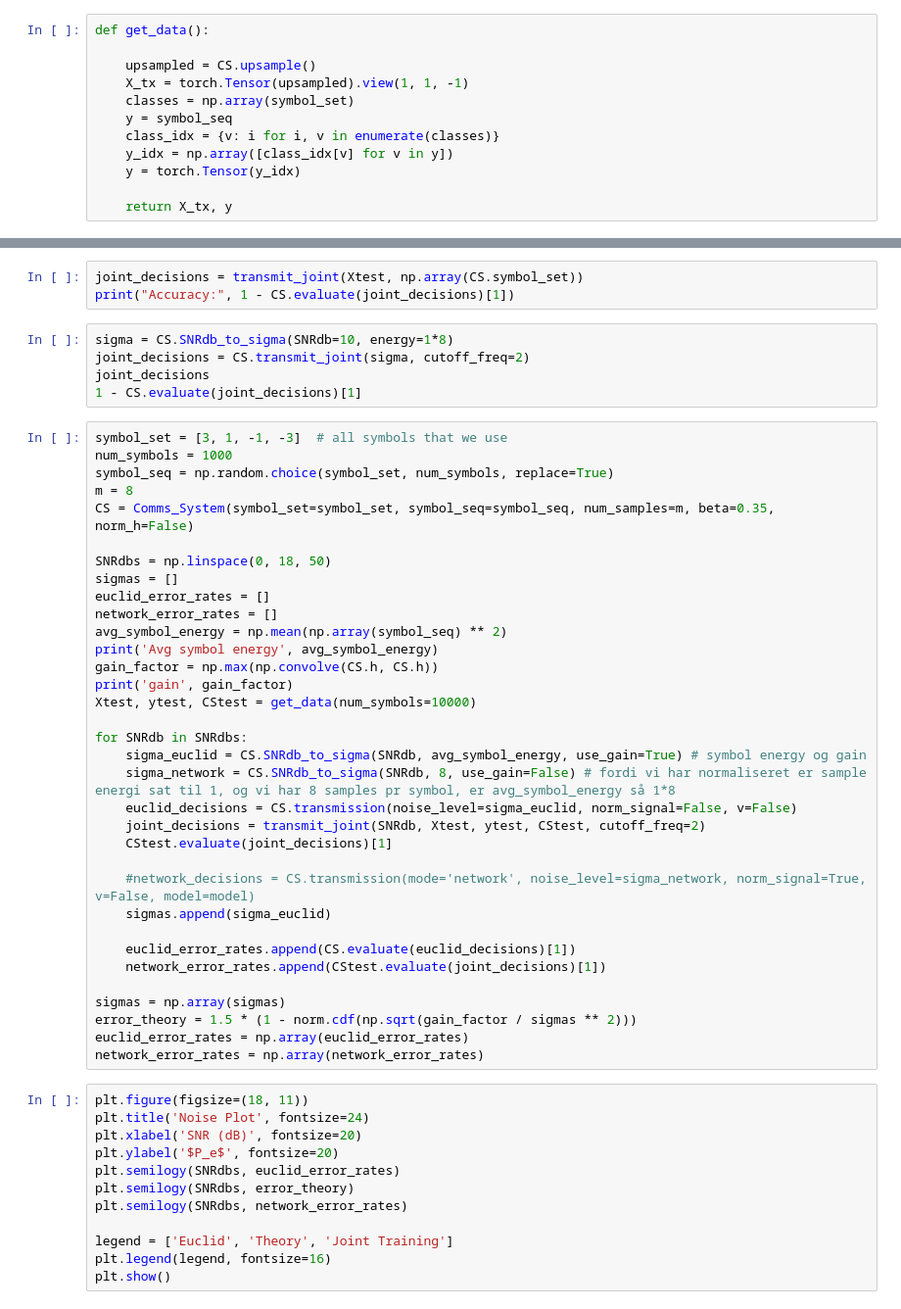
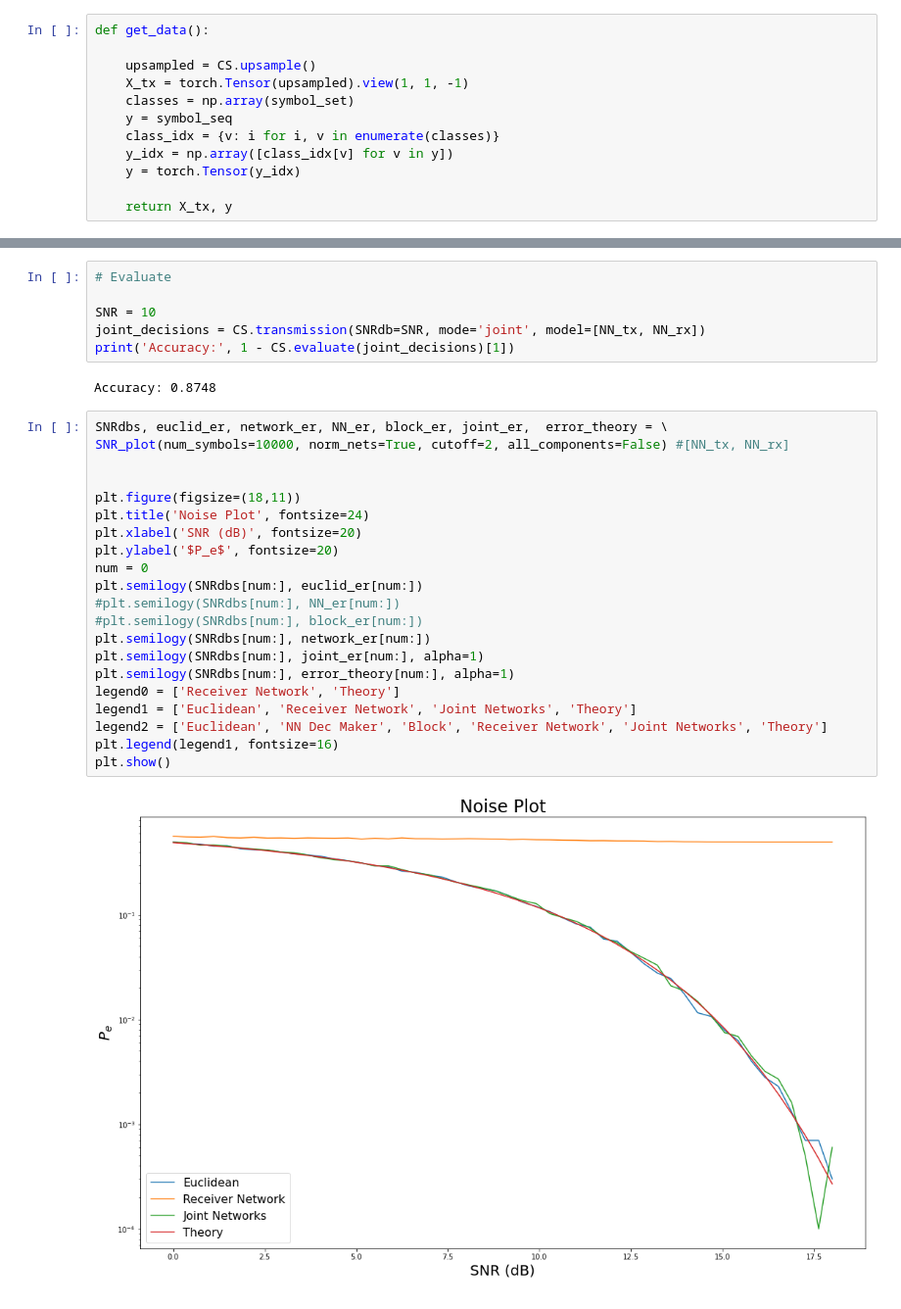
Before and after one commit to FaxMan1/Master-Thesis, a Jupyter notebook: Jupyter/JointTraining.ipynb, the cells around one changed output, grey strips where cells are left out. Shown at 98% size. Saved outputs shown, nothing was run; the diff lists cells and outputs as text.

```diff
--- a/Jupyter/JointTraining.ipynb
+++ b/Jupyter/JointTraining.ipynb
@@ -80,54 +73,31 @@ def transmit_joint(upsampled, classes, SNRdb=10, cutoff_freq=2, v=False):
 # %%
-joint_decisions = transmit_joint(Xtest, np.array(CS.symbol_set))
-print("Accuracy:", 1 - CS.evaluate(joint_decisions)[1])
+# Evaluate
+
+SNR = 10
+joint_decisions = CS.transmission(SNRdb=SNR, mode='joint', model=[NN_tx, NN_rx])
+print('Accuracy:', 1 - CS.evaluate(joint_decisions)[1])
+# %% [output]
+Accuracy: 0.8748
-# %%
-sigma = CS.SNRdb_to_sigma(SNRdb=10, energy=1*8)
-joint_decisions = CS.transmit_joint(sigma, cutoff_freq=2)
-joint_decisions
-1 - CS.evaluate(joint_decisions)[1]
-# %%
-symbol_set = [3, 1, -1, -3]  # all symbols that we use
-num_symbols = 1000
-symbol_seq = np.random.choice(symbol_set, num_symbols, replace=True)
-m = 8
-CS = Comms_System(symbol_set=symbol_set, symbol_seq=symbol_seq, num_samples=m, beta=0.35, norm_h=False)
-
-SNRdbs = np.linspace(0, 18, 50)
-sigmas = []
-euclid_error_rates = []
-network_error_rates = []
-avg_symbol_energy = np.mean(np.array(symbol_seq) ** 2)
-print('Avg symbol energy', avg_symbol_energy)
-gain_factor = np.max(np.convolve(CS.h, CS.h))
-print('gain', gain_factor)
-Xtest, ytest, CStest = get_data(num_symbols=10000)
-
-for SNRdb in SNRdbs:
-    sigma_euclid = CS.SNRdb_to_sigma(SNRdb, avg_symbol_energy, use_gain=True) # symbol energy og gain
-    sigma_network = CS.SNRdb_to_sigma(SNRdb, 8, use_gain=False) # fordi vi har normaliseret er sample energi sat til 1, og vi har 8 samples pr symbol, er avg_symbol_energy så 1*8
-    euclid_decisions = CS.transmission(noise_level=sigma_euclid, norm_signal=False, v=False)
-    joint_decisions = transmit_joint(SNRdb, Xtest, ytest, CStest, cutoff_freq=2)
-    CStest.evaluate(joint_decisions)[1]
-
-    #network_decisions = CS.transmission(mode='network', noise_level=sigma_network, norm_signal=True, v=False, model=model)
-    sigmas.append(sigma_euclid)
-
-    euclid_error_rates.append(CS.evaluate(euclid_decisions)[1])
-    network_error_rates.append(CStest.evaluate(joint_decisions)[1])
-
-sigmas = np.array(sigmas)
-error_theory = 1.5 * (1 - norm.cdf(np.sqrt(gain_factor / sigmas ** 2)))
-euclid_error_rates = np.array(euclid_error_rates)
-network_error_rates = np.array(network_error_rates)
 # %%
-plt.figure(figsize=(18, 11))
+SNRdbs, euclid_er, network_er, NN_er, block_er, joint_er,  error_theory = \
+SNR_plot(num_symbols=10000, norm_nets=True, cutoff=2, all_components=False) #[NN_tx, NN_rx]
+
+
+plt.figure(figsize=(18,11))
 plt.title('Noise Plot', fontsize=24)
 plt.xlabel('SNR (dB)', fontsize=20)
 plt.ylabel('$P_e$', fontsize=20)
-plt.semilogy(SNRdbs, euclid_error_rates)
-plt.semilogy(SNRdbs, error_theory)
-plt.semilogy(SNRdbs, network_error_rates)
-
-legend = ['Euclid', 'Theory', 'Joint Training']
-plt.legend(legend, fontsize=16)
+num = 0
+plt.semilogy(SNRdbs[num:], euclid_er[num:])
+#plt.semilogy(SNRdbs[num:], NN_er[num:])
+#plt.semilogy(SNRdbs[num:], block_er[num:])
+plt.semilogy(SNRdbs[num:], network_er[num:])
+plt.semilogy(SNRdbs[num:], joint_er[num:], alpha=1)
+plt.semilogy(SNRdbs[num:], error_theory[num:], alpha=1)
+legend0 = ['Receiver Network', 'Theory']
+legend1 = ['Euclidean', 'Receiver Network', 'Joint Networks', 'Theory']
+legend2 = ['Euclidean', 'NN Dec Maker', 'Block', 'Receiver Network', 'Joint Networks', 'Theory']
+plt.legend(legend1, fontsize=16)
 plt.show()
+# %% [output]
+[figure, added]
```
Also changed, not shown: parts of 6 cells of this notebook, 7 other files.
